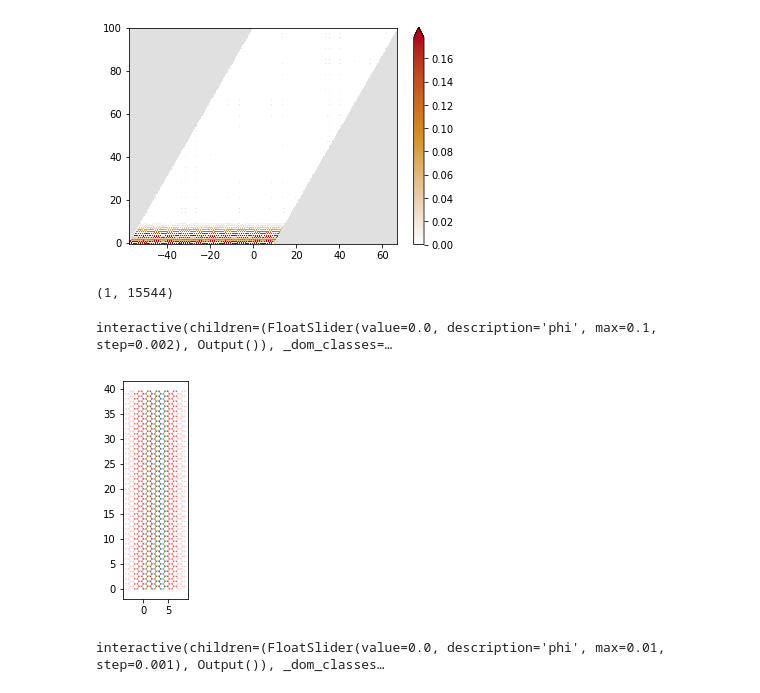
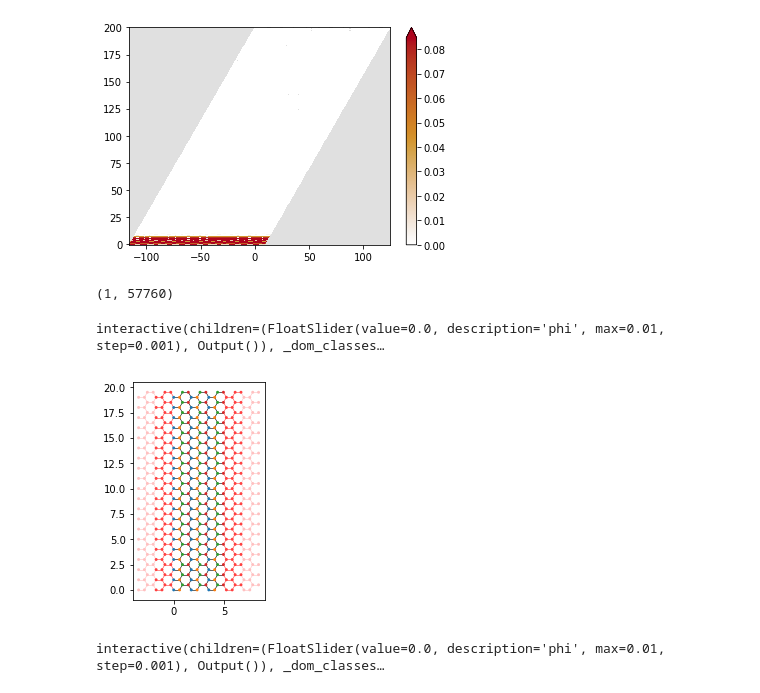
Before and after one commit to hassan-shap/CAR, a Jupyter notebook: graphene_bands.ipynb, the cells around one changed output. Cells and saved outputs as stored; diff of their text form; code cells hidden in the pictures.

```diff
--- a/graphene_bands.ipynb
+++ b/graphene_bands.ipynb
@@ -102,7 +102,7 @@ def make_system(salt=13, U0=0.0,
     return syst
 # %%
 # Wsc must be multiples of eight
-W=100
+W=200
 L=10
 syst = make_system(W=W, L=L)
 # Check that the system looks as intended.
@@ -120,19 +120,18 @@ U0=0.0 # disorder strength
 salt=13
 
 energy=0
-params=dict(mu_lead=mu_lead ,mu=mu, phi=phi,U0=U0,salt=salt)
+params=dict(mu_lead=mu_lead ,mu=mu, phi=phi, U0=U0, salt=salt)
 wfs = kwant.wave_function(syst, energy=energy, params=params)
 scattering_wf = wfs(0)  # all scattering wave functions from lead 0
 kwant.plotter.map(syst, np.sum(abs(scattering_wf[:,:])**2, axis=0));
 print(scattering_wf.shape)
 ind=0
 # %% [output]
-[figure, old version]
+[figure, new version]
-(1, 15544)
+(1, 57760)
 # %%
 mu_lead=0.6
 mu=0.0
-phi=0.05
 U0=0.0 # disorder strength
 salt=13
 momenta = [-pi + 0.02 * pi * i for i in range(101)]
@@ -141,12 +140,13 @@ def plot_wf(phi=0):
     fig = plt.figure()  # create a figure object
     ax1 = fig.add_subplot(1, 1, 1)  # create an axes object in the figure
     kwant.plotter.bands(syst.leads[0],params=params,ax=ax1)
-    ax1.set_ylim(-0.1,2)
+    ax1.set_ylim(-0.1,0.5)
+    plt.title(r'$\phi=$ %.3f' % (phi))
     plt.show()
 
-interact(plot_wf, phi=(0, 0.1, 0.002));
+interact(plot_wf, phi=(0, 0.01, 0.001));
 # %% [output]
-interactive(children=(FloatSlider(value=0.0, description='phi', max=0.1, step=0.002), Output()), _dom_classes=…
+interactive(children=(FloatSlider(value=0.0, description='phi', max=0.01, step=0.001), Output()), _dom_classes…
 # %%
 # armchair edges
 
@@ -199,16 +199,16 @@ def make_system(W=200, L=200, mu=0.6, phi=0):
     return syst
 # %%
 # Wsc must be multiples of eight
-W=40
+W=20
 L=4
 syst = make_system(W=W, L=L)
 # Check that the system looks as intended.
 # kwant.plot(syst, colorbar=False,fig_size=(40,80),num_lead_cells=2)
 kwant.plot(syst,num_lead_cells=2)
 # Finalize the system.
 syst = syst.finalized()
 # %% [output]
-[figure, old version]
+[figure, new version]
 # %%
 mu=0.0
 momenta = [-pi + 0.02 * pi * i for i in range(101)]
```
Also changed, not shown: parts of 2 cells of this notebook, 13 other files.
